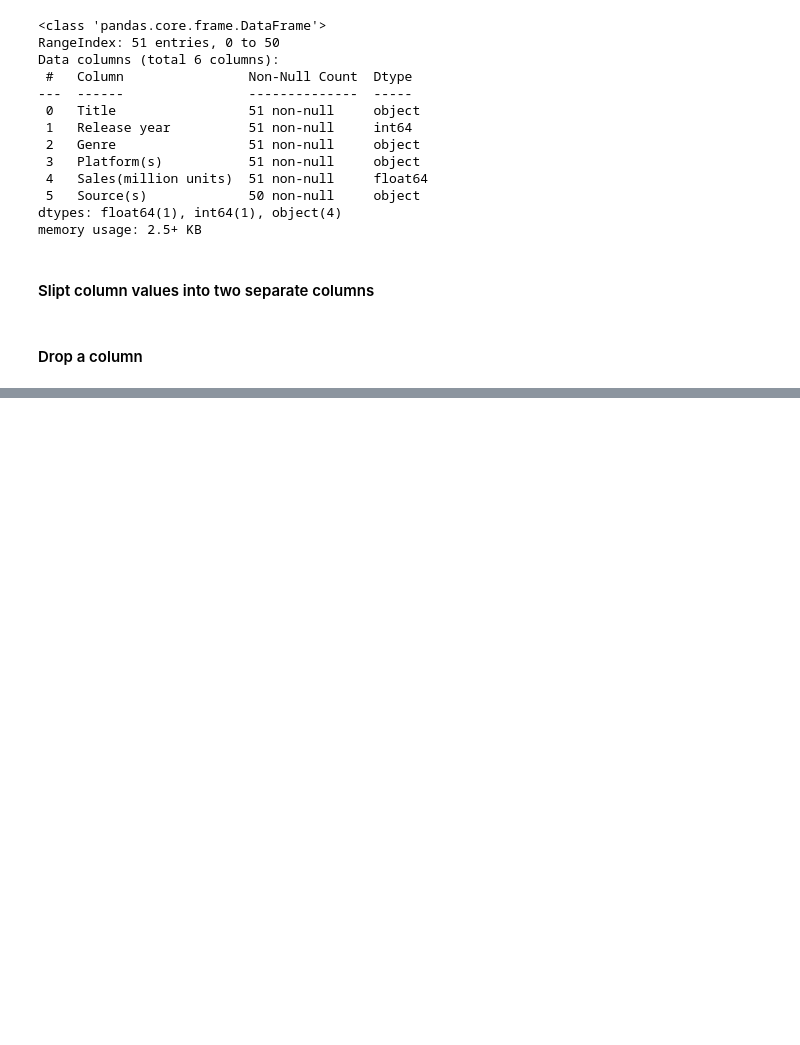
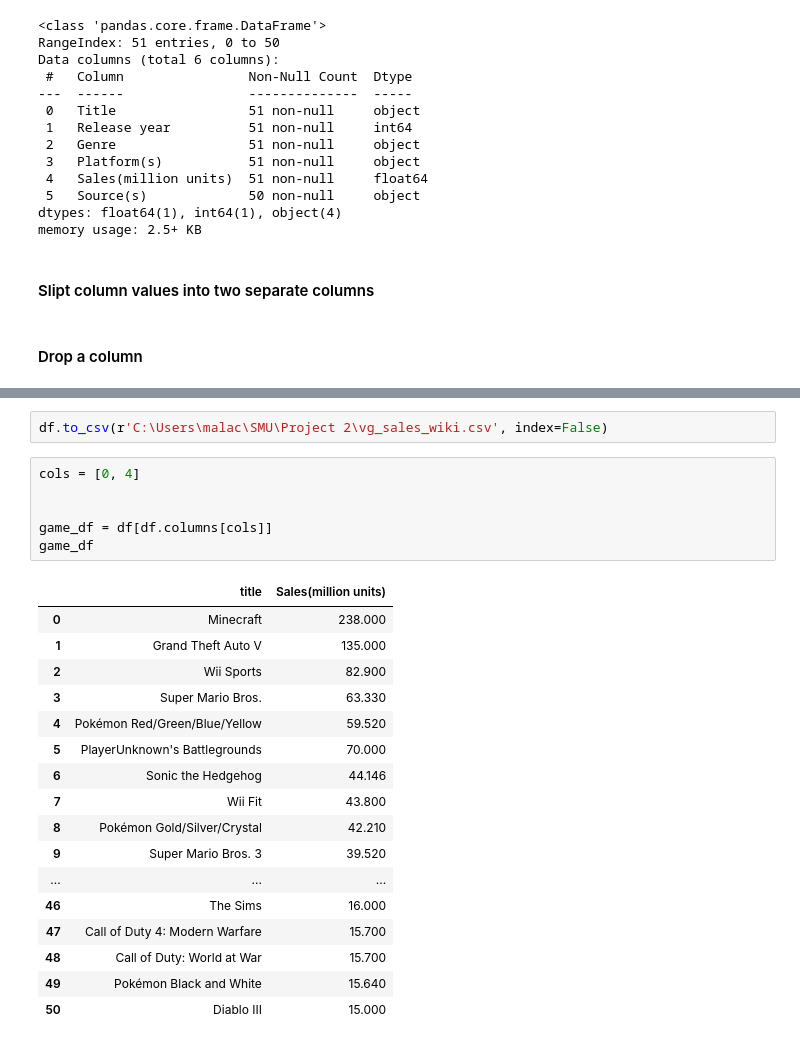
Before and after one commit to ebimoosa/smu_project_2_group_2, a Jupyter notebook: VG sales extraction.ipynb, the cells around one changed output, grey strips where cells are left out. Cells and saved outputs as stored; diff of their text form; blank space fills up the shorter version.

```diff
--- a/VG sales extraction.ipynb
+++ b/VG sales extraction.ipynb
@@ -72,0 +84,26 @@ df.head()
+# %%
+df.to_csv(r'C:\Users\malac\SMU\Project 2\vg_sales_wiki.csv', index=False)
+# %%
+cols = [0, 4]
+
+
+game_df = df[df.columns[cols]]
+game_df
+# %% [output]
+|  | title | Sales(million units) |
+| 0 | Minecraft | 238.000 |
+| 1 | Grand Theft Auto V | 135.000 |
+| 2 | Wii Sports | 82.900 |
+| 3 | Super Mario Bros. | 63.330 |
+| 4 | Pokémon Red/Green/Blue/Yellow | 59.520 |
+| 5 | PlayerUnknown's Battlegrounds | 70.000 |
+| 6 | Sonic the Hedgehog | 44.146 |
+| 7 | Wii Fit | 43.800 |
+| 8 | Pokémon Gold/Silver/Crystal | 42.210 |
+| 9 | Super Mario Bros. 3 | 39.520 |
+| ... | ... | ... |
+| 46 | The Sims | 16.000 |
+| 47 | Call of Duty 4: Modern Warfare | 15.700 |
+| 48 | Call of Duty: World at War | 15.700 |
+| 49 | Pokémon Black and White | 15.640 |
+| 50 | Diablo III | 15.000 |
```
Also changed, not shown: parts of 5 cells of this notebook.
